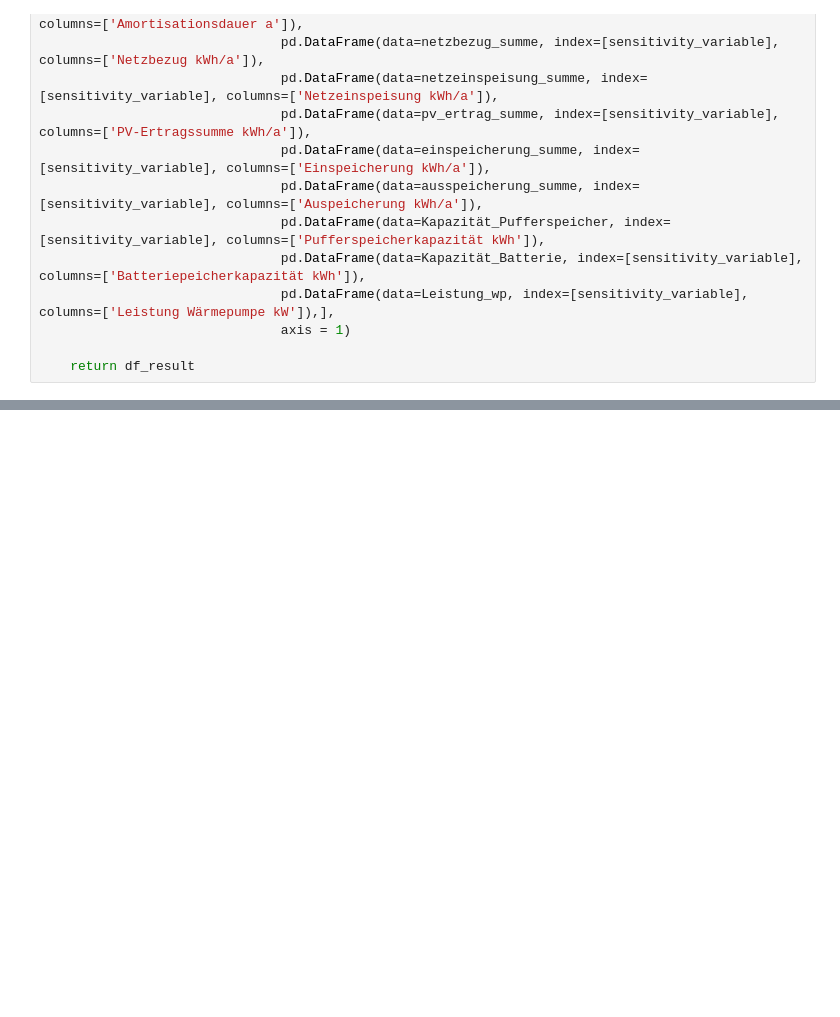
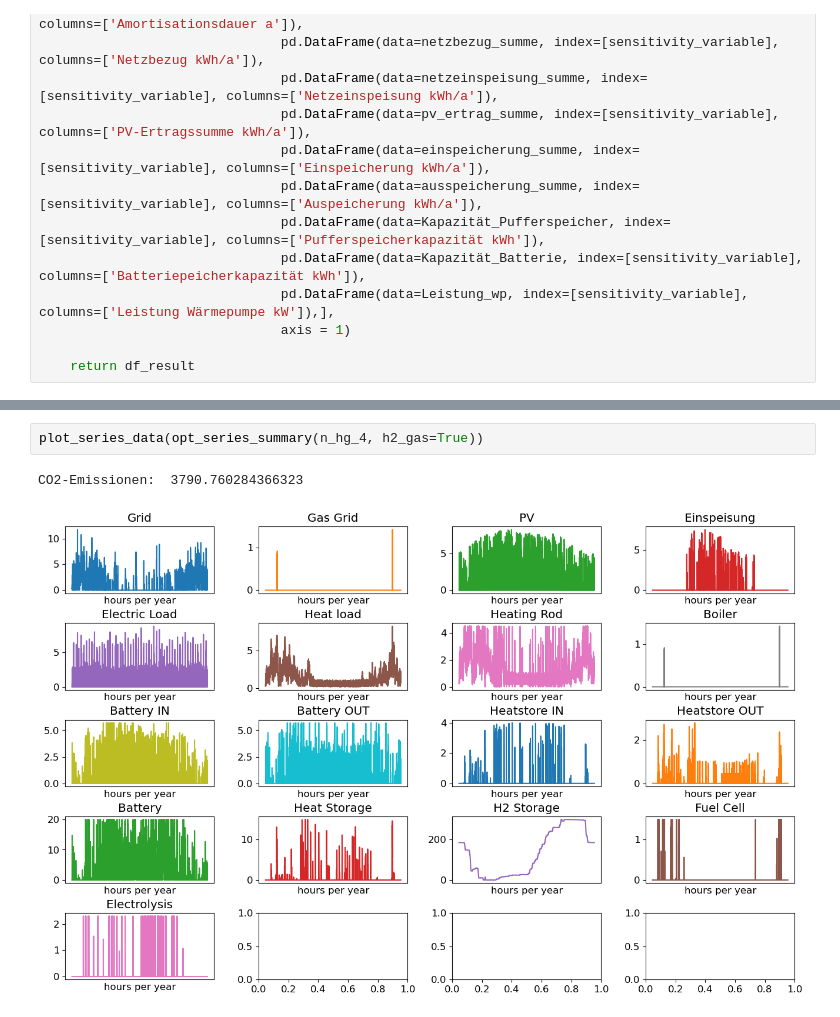
Before and after one commit to aalushi/ModellierungSoSe23, a Jupyter notebook: Projekt_Autarkie_Gruppe3/Projektnotebook_Autarkie_Projektgruppe3-Copy1.ipynb, the cells around one changed output, grey strips where cells are left out. Saved outputs shown, nothing was run; the diff lists cells and outputs as text; blank space fills up the shorter version.

```diff
--- a/Projekt_Autarkie_Gruppe3/Projektnotebook_Autarkie_Projektgruppe3-Copy1.ipynb
+++ b/Projekt_Autarkie_Gruppe3/Projektnotebook_Autarkie_Projektgruppe3-Copy1.ipynb
@@ -1345,0 +1963,5 @@ result_h2 = auswertungsfunktion(n_h2)
+# %%
+plot_series_data(opt_series_summary(n_hg_4, h2_gas=True))
+# %% [output]
+CO2-Emissionen:  3790.760284366323
+[figure, added]
```
Also changed, not shown: parts of 54 cells of this notebook.
